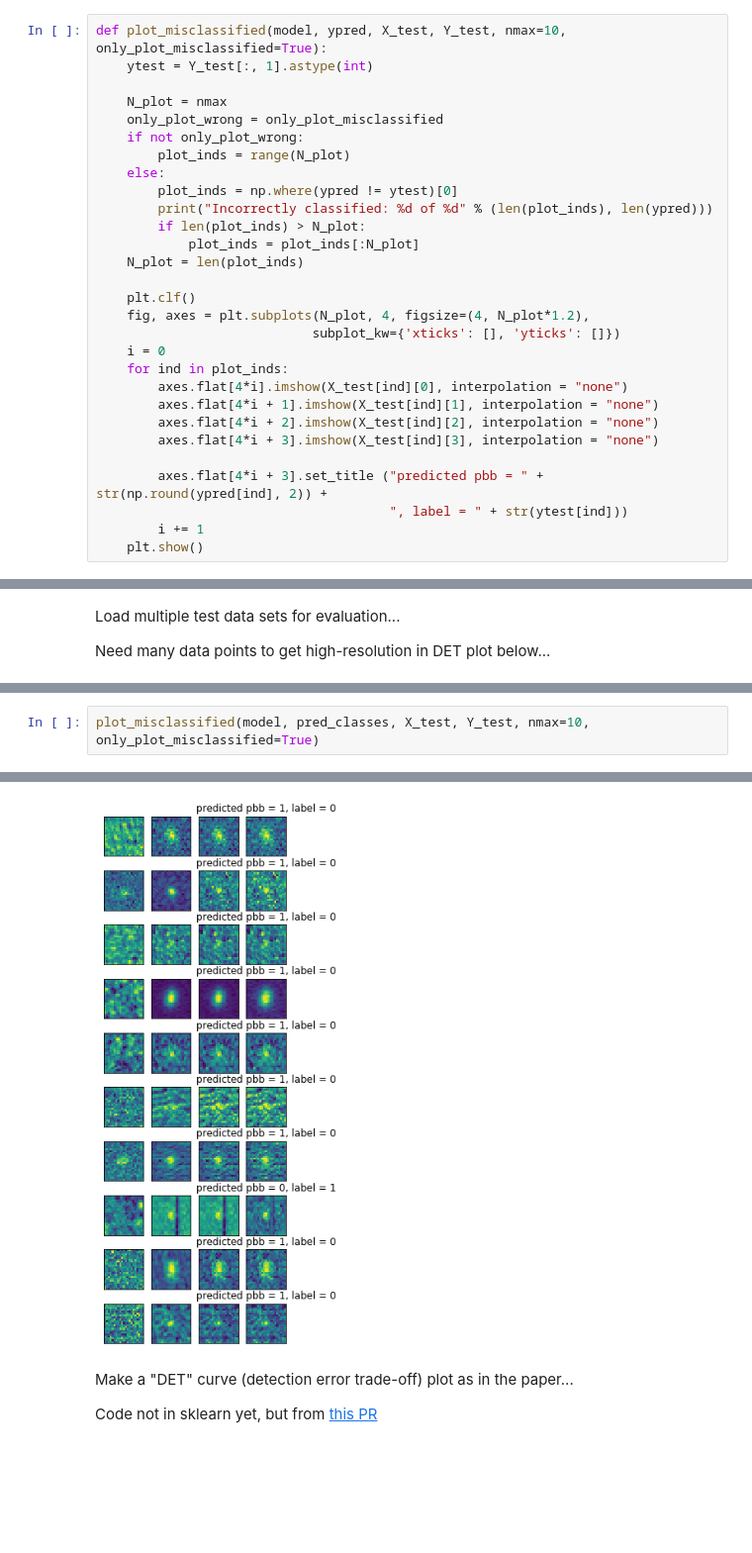
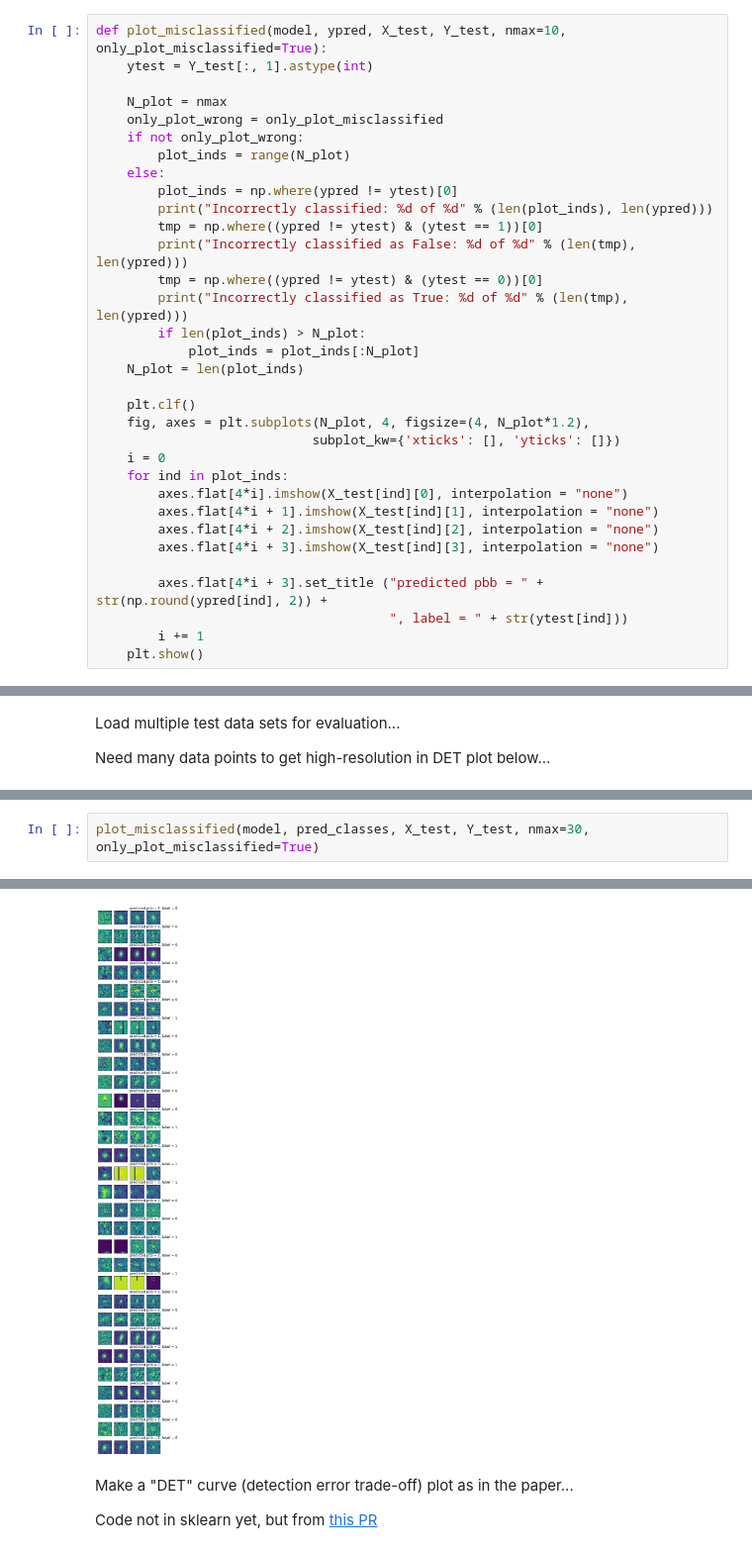
Before and after one commit to djreiss/CNN_HiTS_demo, a Jupyter notebook: CNN_HiTS_demo_big-datagen2.ipynb, the cells around one changed output, grey strips where cells are left out. Shown at 99% size. Drawn from its saved outputs; the diff is of its cells as text; blank space fills up the shorter version.

Commit message:
Better model

```diff
--- a/CNN_HiTS_demo_big-datagen2.ipynb
+++ b/CNN_HiTS_demo_big-datagen2.ipynb
@@ -233,6 +235,10 @@ def plot_misclassified(model, ypred, X_test, Y_test, nmax=10, only_plot_misclass
     else:
         plot_inds = np.where(ypred != ytest)[0]
         print("Incorrectly classified: %d of %d" % (len(plot_inds), len(ypred)))
+        tmp = np.where((ypred != ytest) & (ytest == 1))[0]
+        print("Incorrectly classified as False: %d of %d" % (len(tmp), len(ypred)))
+        tmp = np.where((ypred != ytest) & (ytest == 0))[0]
+        print("Incorrectly classified as True: %d of %d" % (len(tmp), len(ypred)))
         if len(plot_inds) > N_plot:
             plot_inds = plot_inds[:N_plot]
     N_plot = len(plot_inds)
@@ -467,3 +477,3 @@ plt.xlabel('FPR'); plt.ylabel('TPR (recall)')
 # %%
-plot_misclassified(model, pred_classes, X_test, Y_test, nmax=10, only_plot_misclassified=True)
+plot_misclassified(model, pred_classes, X_test, Y_test, nmax=30, only_plot_misclassified=True)
 # %% [output]
@@ -471,5 +483,5 @@ Incorrectly classified: 1394 of 202580
 <matplotlib.figure.Figure at 0x...>
-[figure, old version]
+[figure, new version]
 # %% [markdown]
 Make a "DET" curve (detection error trade-off) plot as in the paper...
 
```
Also changed, not shown: parts of 8 cells of this notebook, 2 other files.
